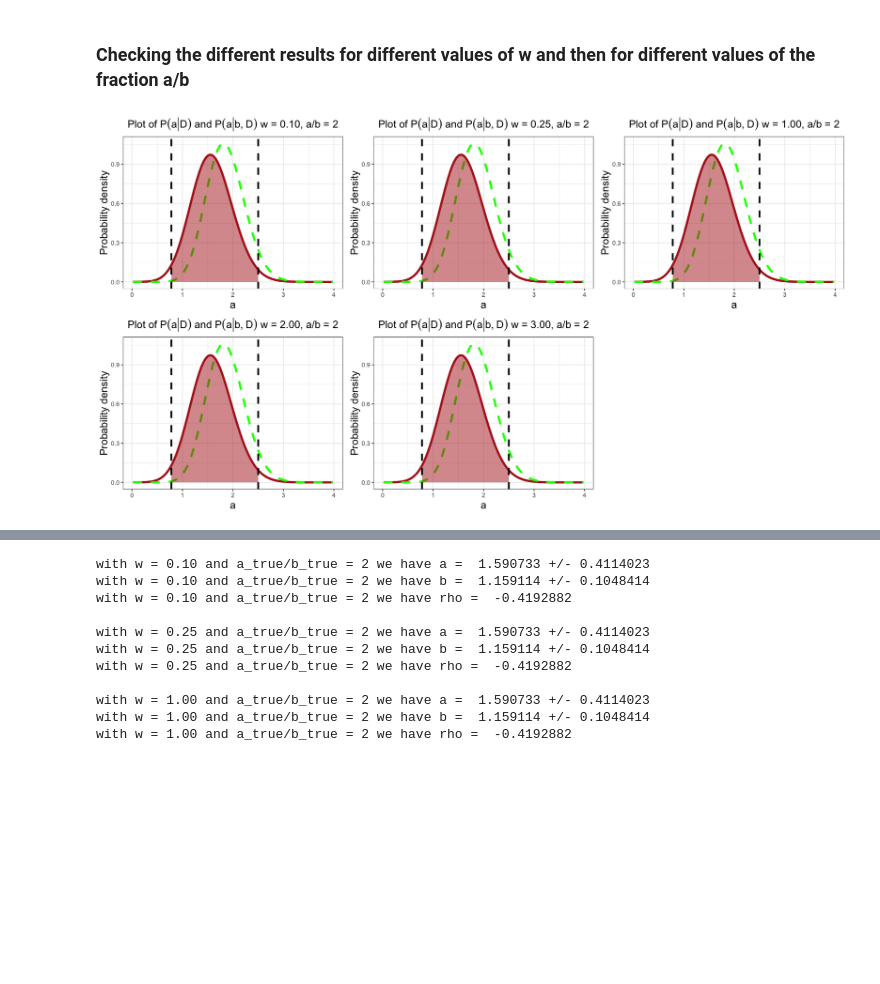
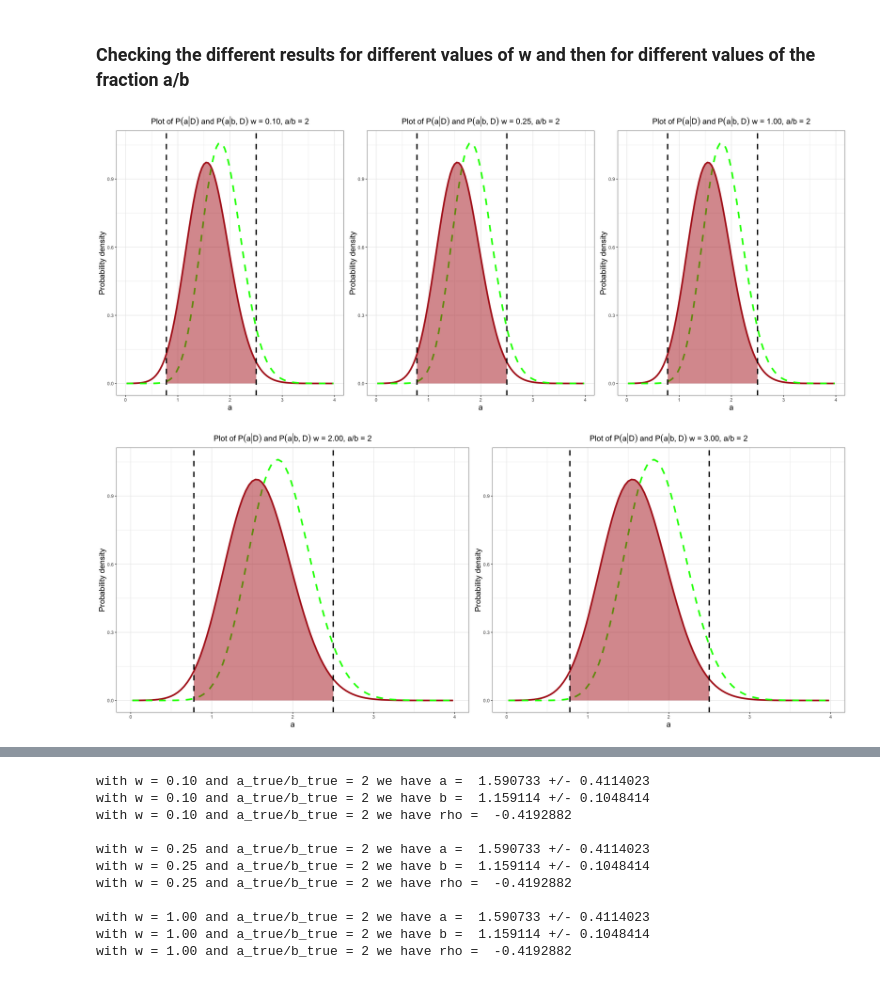
Before and after one commit to tommasoamico/R_statistics_exercises, a Jupyter notebook: exercises_5.ipynb, the cells around one changed output, grey strips where cells are left out. Drawn from its saved outputs; the diff is of its cells as text; code cells hidden in the pictures; blank space fills up the shorter version.

```diff
--- a/exercises_5.ipynb
+++ b/exercises_5.ipynb
@@ -221,0 +264,3 @@ y_post_star <- exp(y_log_star)
+# %%
+post_a <- apply(df, 1, sum)
+post_b <- apply(df, 2, sum)
@@ -285,26 +334,0 @@ plot
-# %%
-#Normalized beta case
-y_post_b = y_post_star/(g*sum(y_post_star))
-
-
-#computation of the credibility intervals
-cumul <- cumsum(y_post_b*((y_max-y_min)/length(y_post_b)))
-lower_bound <- beta[length(cumul[cumul < 0.025])]
-upper_bound <- beta[length(cumul[cumul < 0.975])]
-y_ribbon <- y_post_b[length(cumul[cumul < 0.025]):length(cumul[cumul < 0.975])]
-
-plot <- ggplot() +
-        scale_x_continuous(breaks=0:5, labels=0:5) +
-        theme_bw() +
-        geom_line(aes(x=beta, y=y_post_b, color='beta with the maximum posterior'), lwd=1.5) +
-        geom_vline(aes(xintercept=beta[max_index], color='Maximum of the posterior'), linetype='dashed', lwd=1.2) +
-        labs(title=TeX('$\\beta$ posterior'), x= TeX('$\\beta$'), y='Posterior', color='Legend') +
-        theme(plot.title = element_text(size=20, hjust=0.5))  +
-        theme(axis.title = element_text(size=15)) +
-        scale_color_manual(values = c('Maximum of the posterior' = 'green', 'beta with the maximum posterior' ='navy', 'Credibility interval bounds'='black')) +
-        geom_ribbon(aes(x = seq(lower_bound, upper_bound, length.out=length(y_ribbon)), ymin=0, ymax=y_ribbon), fill='firebrick', alpha=0.5) +
-        geom_vline(aes(xintercept=lower_bound,  color='Credibility interval bounds'), linetype='dashed', lwd=1.2) +
-        geom_vline(aes(xintercept=upper_bound), linetype='dashed', lwd=1.2, color='black')
-
-
-plot
@@ -412,6 +430,7 @@ cumul <- cumsum(p_b_D*((max(b)-min(b))/length(b)))
 lower_bound <- b[length(cumul[cumul < 0.025])]
 upper_bound <- b[length(cumul[cumul < 0.975])]
 y_ribbon <- p_b_D[length(cumul[cumul < 0.025]):length(cumul[cumul < 0.975])]
+max_index=which.max(p_b_D)
 
 plot_b <- ggplot() +
     theme_bw() +
@@ -421,9 +440,11 @@ plot_b <- ggplot() +
     geom_ribbon(aes(x = seq(lower_bound, upper_bound, length.out=length(y_ribbon)), ymin=0, ymax=y_ribbon), fill='firebrick', alpha=0.5) +
     geom_vline(aes(xintercept=lower_bound,  color='Credibility interval bounds'), linetype='dashed', lwd=1.2) +
     geom_vline(aes(xintercept=upper_bound), linetype='dashed', lwd=1.2, color='black') +
-    scale_color_manual(values = c('Credibility interval bounds'='black', 'P(b|D)'='navy', 'P(b|a,D)'='green')) +
+    scale_color_manual(values = c('Credibility interval bounds'='black', 'P(b|D)'='navy', 'P(b|a,D)'='green', 'Maximum of the posterior'='firebrick')) +
     theme(plot.title = element_text(size=20, hjust=0.5)) +
     theme(legend.text=element_text(size=15)) +
+    geom_vline(aes(xintercept=b[max_index], color='Maximum of the posterior'), linetype='dashed', lwd=1.2) +
+    annotate('text', x=b[max_index]+0.1, y=4 , label=sprintf("Maximum = %s", b[max_index]), size=5) +
     theme(axis.title = element_text(size=15))
 
 plot_b
@@ -436,7 +457,7 @@ lower_bound_ <- a[length(cumul_[cumul_ < 0.025])]
 upper_bound_ <- a[length(cumul_[cumul_ < 0.975])]
 y_ribbon_ <- p_a_D[length(cumul_[cumul_ < 0.025]):length(cumul_[cumul_ < 0.975])]
 
-
+max_index=which.max(p_a_D)
 
 plot_a <- ggplot() +
     theme_bw() +
@@ -446,9 +467,11 @@ plot_a <- ggplot() +
     geom_ribbon(aes(x = seq(lower_bound_, upper_bound_, length.out=length(y_ribbon)), ymin=0, ymax=y_ribbon_), fill='firebrick', alpha=0.5) +
     geom_vline(aes(xintercept=lower_bound_,  color='Credibility interval bounds'), linetype='dashed', lwd=1.2) +
     geom_vline(aes(xintercept=upper_bound_), linetype='dashed', lwd=1.2, color='black') +
-    scale_color_manual(values = c('Credibility interval bounds'='black', 'P(a|D)'='navy', 'P(a|b,D)'='green')) +
+    scale_color_manual(values = c('Credibility interval bounds'='black', 'P(a|D)'='navy', 'P(a|b,D)'='green', 'Maximum of the posterior'='firebrick')) +
     theme(plot.title = element_text(size=20, hjust=0.5)) +
     theme(legend.text=element_text(size=15)) +
+    geom_vline(aes(xintercept=a[max_index], color='Maximum of the posterior'), linetype='dashed', lwd=1.2) +
+    annotate('text', x=a[max_index]-0.3, y=1 , label=sprintf("Maximum = %s", a[max_index]), size=5) +
     theme(axis.title = element_text(size=15))
 
 plot_a
@@ -625,7 +648,10 @@ results_1 = signal_backround(2, 1, 0, 1, 5)
 results_2 = signal_backround(2, 1, 0, 2, 5)
 results_3 = signal_backround(2, 1, 0, 3, 5)
 # %%
-grid.arrange(results_01[[2]], results_025[[2]],results_1[[2]], results_2[[2]], results_3[[2]], nrow=2)
+options(repr.plot.width=20, repr.plot.height=8)
+grid.arrange(results_01[[2]], results_025[[2]],results_1[[2]], nrow=1)
+grid.arrange(results_2[[2]], results_3[[2]], nrow=1)
 # %% [output]
-[figure, old version]
+[figure, new version]
+[figure, added]
 # %%
```
Also changed, not shown: parts of 32 cells of this notebook.
